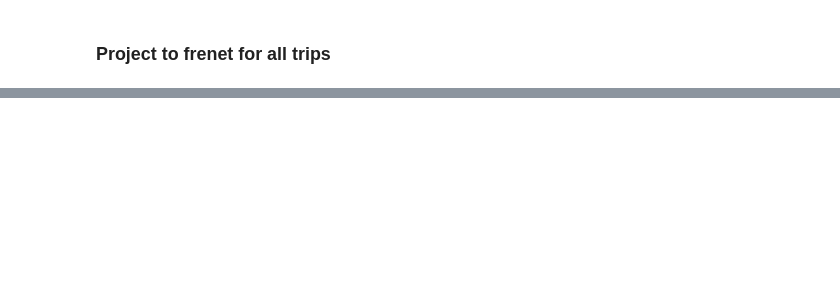
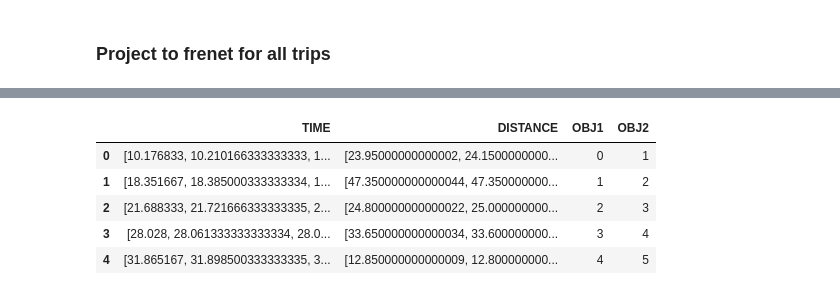
Before and after one commit to kopytjuk/opendd-analysis, a Jupyter notebook: notebooks/Distance Analysis.ipynb, the cells around one changed output, grey strips where cells are left out. Saved outputs shown, nothing was run; the diff lists cells and outputs as text; code cells hidden in the pictures; blank space fills up the shorter version.

```diff
--- a/notebooks/Distance Analysis.ipynb
+++ b/notebooks/Distance Analysis.ipynb
@@ -496,0 +595,9 @@ plt.tight_layout()
+# %%
+df_distances.head()
+# %% [output]
+|  | TIME | DISTANCE | OBJ1 | OBJ2 |
+| 0 | [10.176833, 10.210166333333333, 1... | [23.95000000000002, 24.1500000000... | 0 | 1 |
+| 1 | [18.351667, 18.385000333333334, 1... | [47.350000000000044, 47.350000000... | 1 | 2 |
+| 2 | [21.688333, 21.721666333333335, 2... | [24.800000000000022, 25.000000000... | 2 | 3 |
+| 3 | [28.028, 28.061333333333334, 28.0... | [33.650000000000034, 33.600000000... | 3 | 4 |
+| 4 | [31.865167, 31.898500333333335, 3... | [12.850000000000009, 12.800000000... | 4 | 5 |
```
Also changed, not shown: parts of 29 cells of this notebook, 1 other file.
